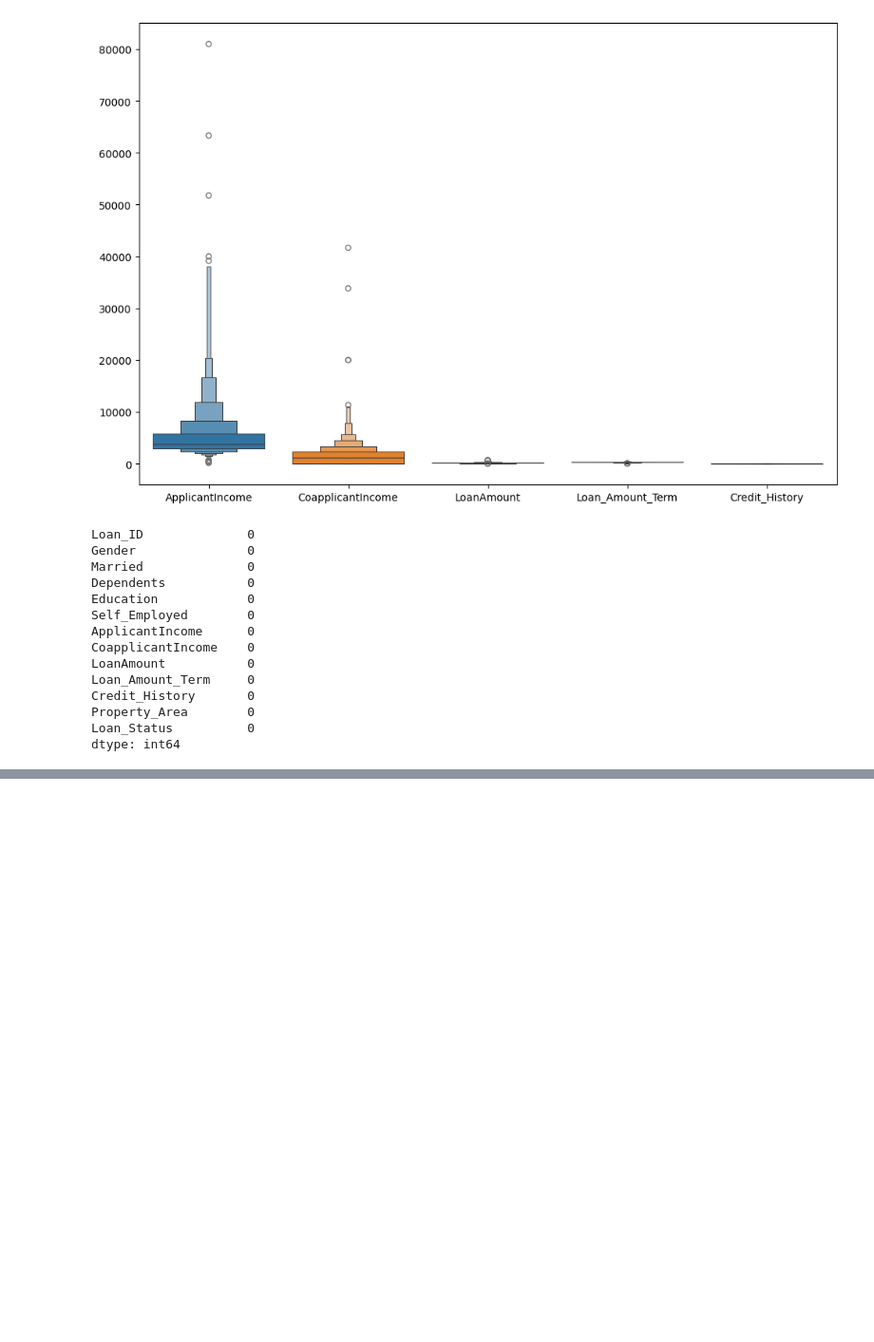
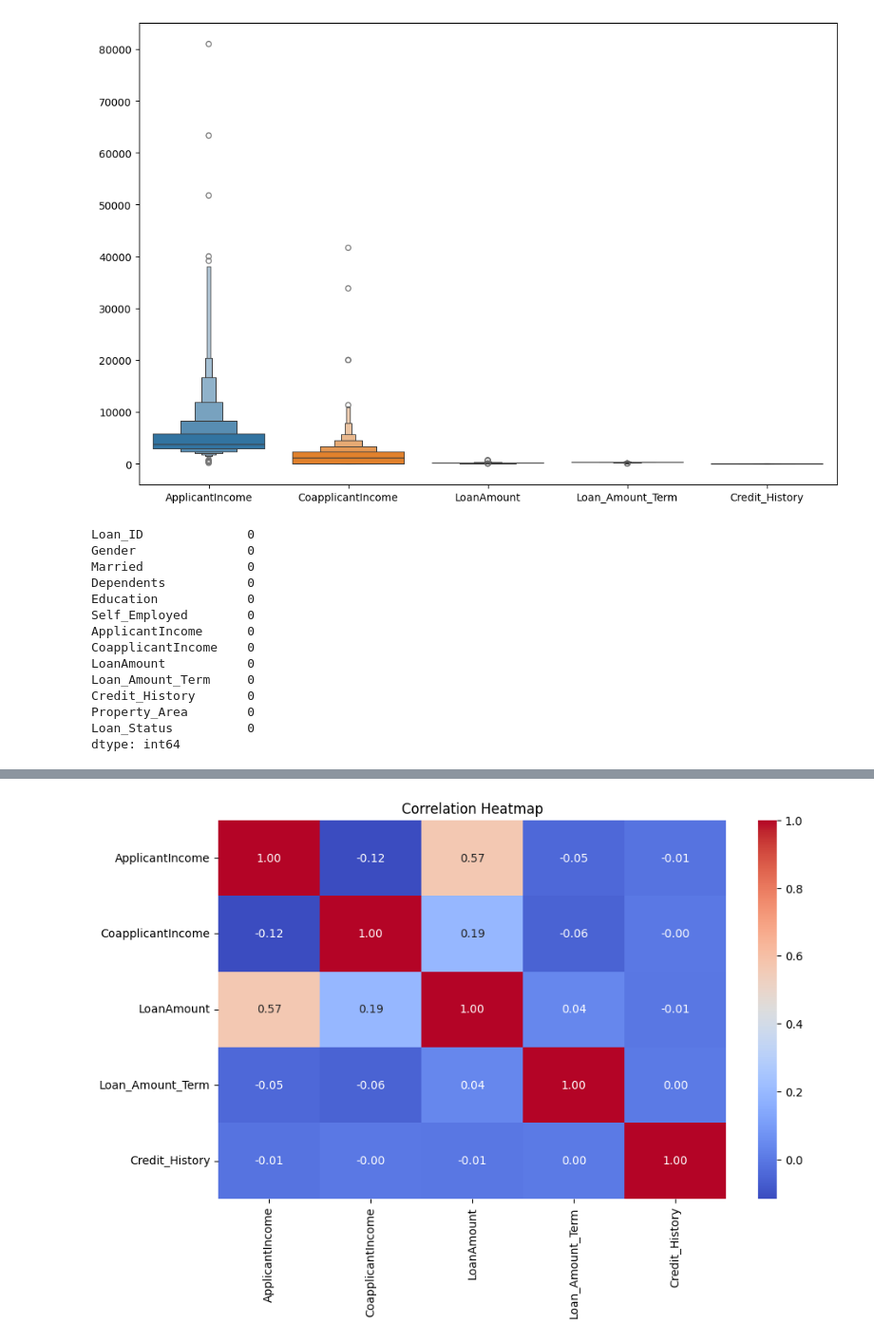
Before and after one commit to maramm9/Loan-approval, a Jupyter notebook: eda.ipynb, the cells around one changed output, grey strips where cells are left out. Shown: that part at 95% size. Cells and saved outputs as stored; diff of their text form; code cells hidden in the pictures; blank space fills up the shorter version.

```diff
--- a/eda.ipynb
+++ b/eda.ipynb
@@ -141,0 +183,9 @@ Name: count, dtype: int64
+# %%
+ # correlation for numerical data
+df_numeric = df.select_dtypes(include=['int64', 'float64'])
+plt.figure(figsize=(10,6))
+sns.heatmap(df_numeric.corr(), annot=True, cmap='coolwarm', fmt='.2f')
+plt.title('Correlation Heatmap')
+plt.show()
+# %% [output]
+[figure, added]
```
Also changed, not shown: parts of 14 cells of this notebook, 1 other file.
